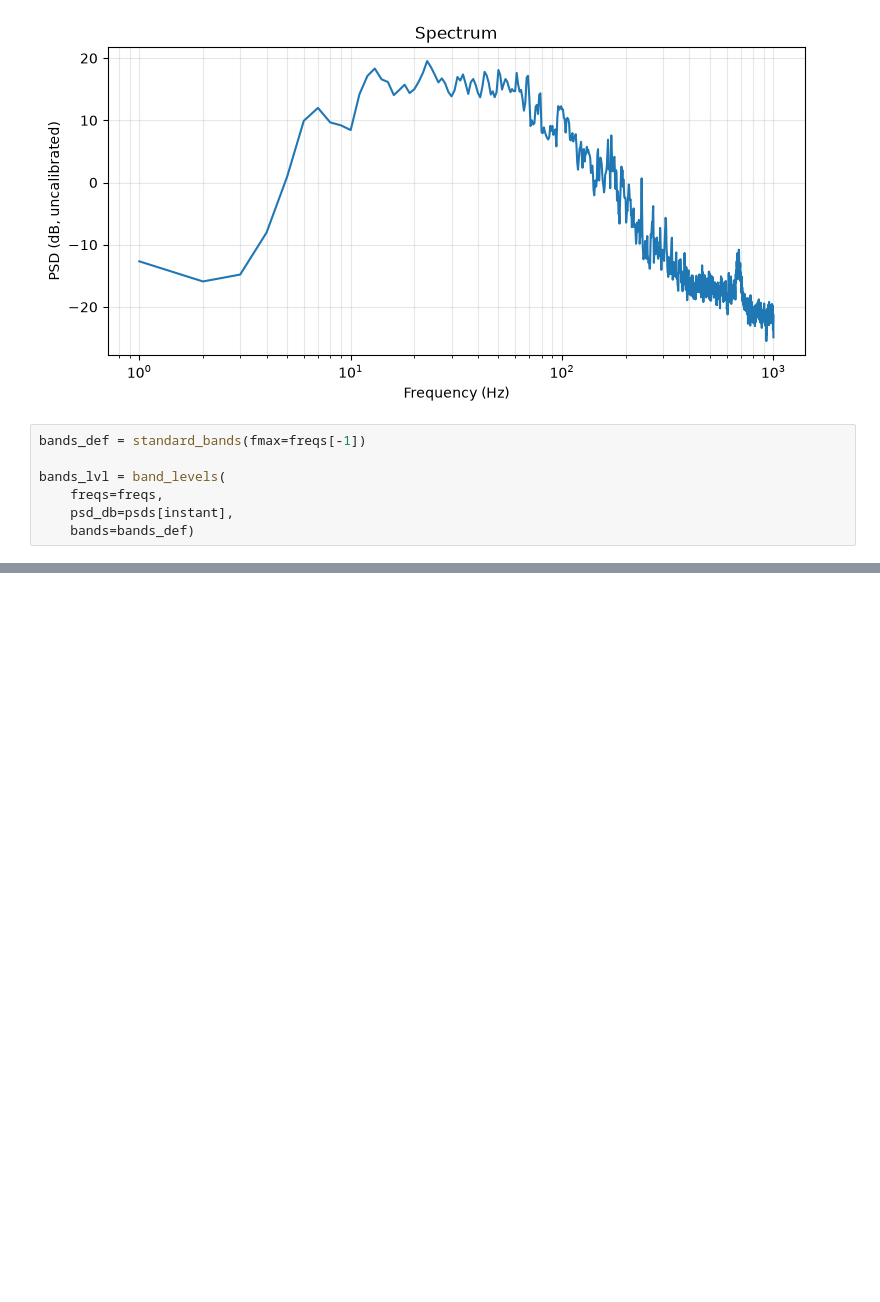
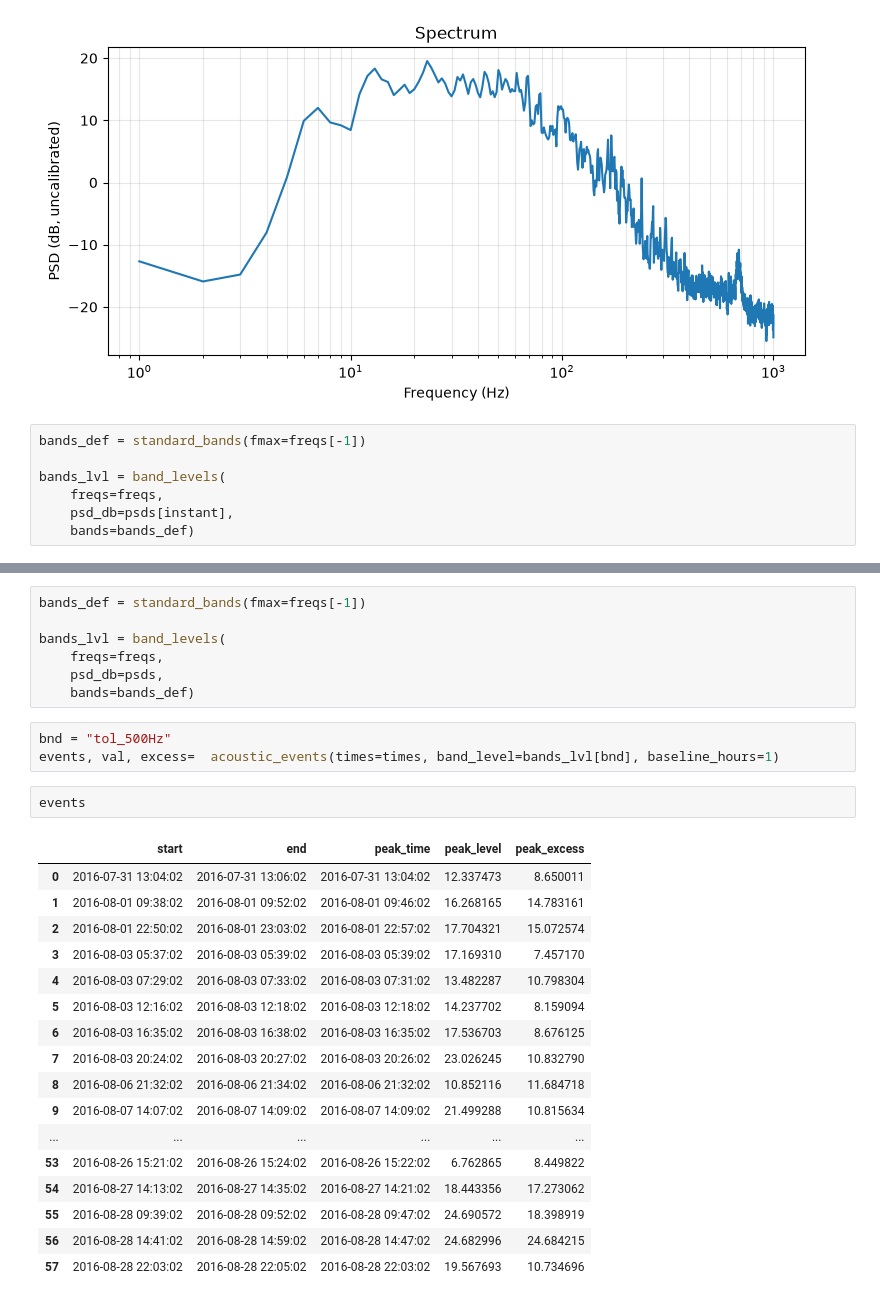
Before and after one commit to florspag/acoustic_vessels, a Jupyter notebook: vessel.ipynb, the cells around one changed output, grey strips where cells are left out. Cells and saved outputs as stored; diff of their text form; blank space fills up the shorter version.

```diff
--- a/vessel.ipynb
+++ b/vessel.ipynb
@@ -63,0 +121,30 @@ plot_bands_over_time(times=times, freqs=freqs, psds=psds, bands_def=bands_def, i
+# %%
+bands_def = standard_bands(fmax=freqs[-1])
+
+bands_lvl = band_levels(
+    freqs=freqs,
+    psd_db=psds,
+    bands=bands_def)
+# %%
+bnd = "tol_500Hz"
+events, val, excess=  acoustic_events(times=times, band_level=bands_lvl[bnd], baseline_hours=1)
+# %%
+events
+# %% [output]
+|  | start | end | peak_time | peak_level | peak_excess |
+| 0 | 2016-07-31 13:04:02 | 2016-07-31 13:06:02 | 2016-07-31 13:04:02 | 12.337473 | 8.650011 |
+| 1 | 2016-08-01 09:38:02 | 2016-08-01 09:52:02 | 2016-08-01 09:46:02 | 16.268165 | 14.783161 |
+| 2 | 2016-08-01 22:50:02 | 2016-08-01 23:03:02 | 2016-08-01 22:57:02 | 17.704321 | 15.072574 |
+| 3 | 2016-08-03 05:37:02 | 2016-08-03 05:39:02 | 2016-08-03 05:39:02 | 17.169310 | 7.457170 |
+| 4 | 2016-08-03 07:29:02 | 2016-08-03 07:33:02 | 2016-08-03 07:31:02 | 13.482287 | 10.798304 |
+| 5 | 2016-08-03 12:16:02 | 2016-08-03 12:18:02 | 2016-08-03 12:18:02 | 14.237702 | 8.159094 |
+| 6 | 2016-08-03 16:35:02 | 2016-08-03 16:38:02 | 2016-08-03 16:35:02 | 17.536703 | 8.676125 |
+| 7 | 2016-08-03 20:24:02 | 2016-08-03 20:27:02 | 2016-08-03 20:26:02 | 23.026245 | 10.832790 |
+| 8 | 2016-08-06 21:32:02 | 2016-08-06 21:34:02 | 2016-08-06 21:32:02 | 10.852116 | 11.684718 |
+| 9 | 2016-08-07 14:07:02 | 2016-08-07 14:09:02 | 2016-08-07 14:09:02 | 21.499288 | 10.815634 |
+| ... | ... | ... | ... | ... | ... |
+| 53 | 2016-08-26 15:21:02 | 2016-08-26 15:24:02 | 2016-08-26 15:22:02 | 6.762865 | 8.449822 |
+| 54 | 2016-08-27 14:13:02 | 2016-08-27 14:35:02 | 2016-08-27 14:21:02 | 18.443356 | 17.273062 |
+| 55 | 2016-08-28 09:39:02 | 2016-08-28 09:52:02 | 2016-08-28 09:47:02 | 24.690572 | 18.398919 |
+| 56 | 2016-08-28 14:41:02 | 2016-08-28 14:59:02 | 2016-08-28 14:47:02 | 24.682996 | 24.684215 |
+| 57 | 2016-08-28 22:03:02 | 2016-08-28 22:05:02 | 2016-08-28 22:03:02 | 19.567693 | 10.734696 |
```
Also changed, not shown: parts of 11 cells of this notebook, 2 other files.
